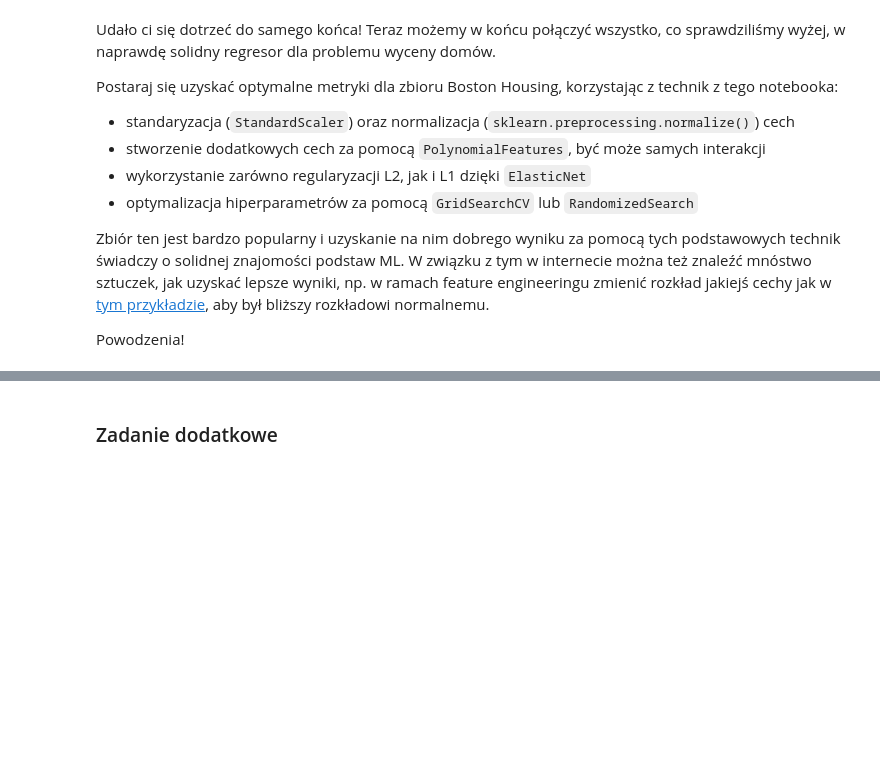
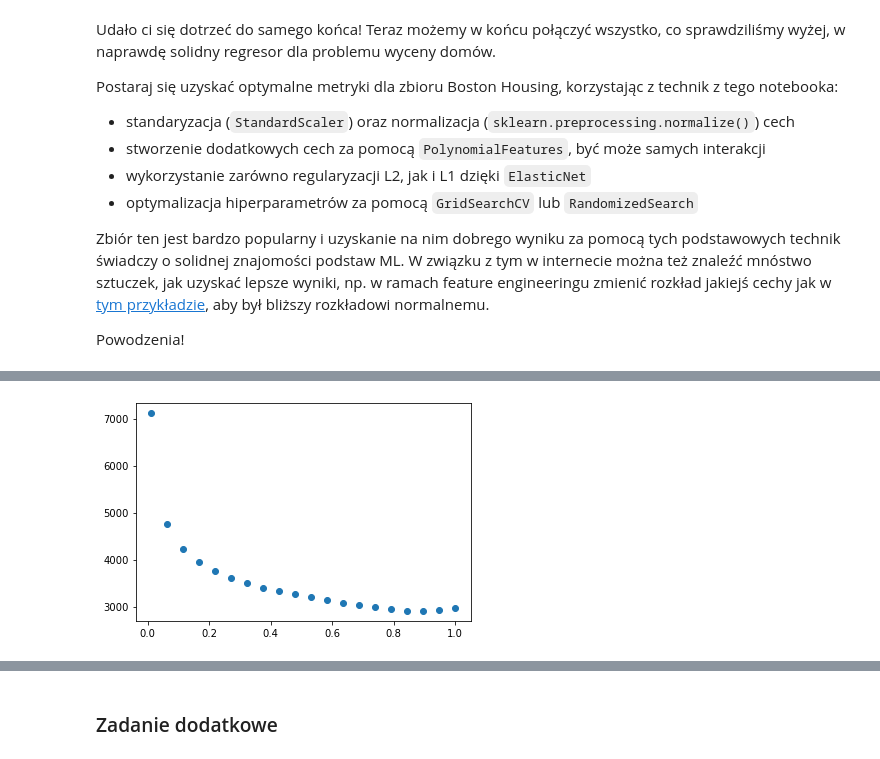
Before and after one commit to proman3419/BIT-AI, a Jupyter notebook: 3.ipynb, the cells around one changed output, grey strips where cells are left out. Saved outputs shown, nothing was run; the diff lists cells and outputs as text; code cells hidden in the pictures; blank space fills up the shorter version.

```diff
--- a/3.ipynb
+++ b/3.ipynb
@@ -629,0 +628,10 @@ MAE: min error = 3.6082935724960814, alpha = 0.05241471647164717
+# %%
+from sklearn.model_selection import RandomizedSearchCV
+
+for n_iter_val in [10, 100, 1000]:
+    randomized_search_cv = RandomizedSearchCV(estimator=Lasso(), param_distributions={'alpha': np.linspace(0.00001, 1, num=10000)}, n_jobs=-1, n_iter=100)
+    randomized_search_cv.fit(X_train_rescaled, y_train)
+
+    y_pred = randomized_search_cv.predict(X_test_rescaled)
+    mae = mean_absolute_error(y_test, y_pred)
+    print(f'n_iter = {n_iter_val}, MAE = {mae}, alpha = {randomized_search_cv.best_params_["alpha"]}')
@@ -731,0 +720,71 @@ X_test_rescaled = scaler.transform(X_test)
+# %%
+from sklearn.preprocessing import normalize
+from sklearn.linear_model import ElasticNetCV
+
+
+# wczytanie danych
+boston = load_boston()
+boston_df = pd.DataFrame(boston.data, columns=boston.feature_names)
+
+X_train, X_test, y_train, y_test = train_test_split(boston.data, boston.target, test_size=0.3, random_state=0)
+
+# skalowanie
+scaler = StandardScaler()
+scaler.fit(X_train)
+X_train_r= scaler.transform(X_train)
+X_test_r = scaler.transform(X_test)
+
+# normalizacja
+X_train_rn= normalize(X_train_r)
+X_test_rn = normalize(X_test_r)
+
+# dodanie dodatkowych cech
+poly_features = PolynomialFeatures(degree=2, include_bias=False, interaction_only=True)
+X_train_rnp = poly_features.fit_transform(X_train_rn)
+X_test_rnp = poly_features.fit_transform(X_test_rn)
+
+# (przypadek 1) ręczne szukanie optymalnego l1_ratio
+print('(case 1) Looking for the optimal l1_ratio value on my own')
+start = 0.01
+points = {'RSS': [[], []], 'RMSE': [[], []], 'MAE': [[], []]}
+l1_ratio_vals = np.linspace(0.01, 1, num=20)
+for l1_ratio_val in l1_ratio_vals:
+    grid_search_cv = GridSearchCV(estimator=ElasticNetCV(l1_ratio=l1_ratio_val), param_grid={}, n_jobs=-1)
+    grid_search_cv.fit(X_train_rnp, y_train)
+
+    y_pred = grid_search_cv.predict(X_test_rnp)
+    rss = n * mean_squared_error(y_test, y_pred, squared=True)
+    rmse = mean_squared_error(y_test, y_pred, squared=False)
+    mae = mean_absolute_error(y_test, y_pred)
+
+    # print(f"l1_ratio: {l1_ratio_val}")
+    # print(f"RSS: {rss}")
+    # print(f"RMSE: {rmse}")
+    # print(f"MAE: {mae}")
+    # print()
+
+    points['RSS'][0].append(l1_ratio_val)
+    points['RMSE'][0].append(l1_ratio_val)
+    points['MAE'][0].append(l1_ratio_val)
+
+    points['RSS'][1].append(rss)
+    points['RMSE'][1].append(rmse)
+    points['MAE'][1].append(mae)
+
+for error_metric in points:
+    print(error_metric)
+    plt.scatter(points[error_metric][0], points[error_metric][1])
+    plt.show()
+
+# (przypadek 2) szukanie l1_ratio przy użyciu GridSearchCV i ElasticNetCV
+print('(case 2) Looking for the optimal l1_ratio value using GridSearchCV and ElasticNetCV')
+grid_search_cv = GridSearchCV(estimator=ElasticNetCV(), param_grid={'l1_ratio': l1_ratio_vals}, n_jobs=-1)
+grid_search_cv.fit(X_train_rnp, y_train)
+y_pred = grid_search_cv.predict(X_test_rnp)
+
+print(f"best l1_ratio: {grid_search_cv.best_params_['l1_ratio']}")
+
+# wyniki się nie pokrywają, z wykresów wynikia, że optymalna wartość l1_ratio powinna wynosić ~0.84, wynik GridSearchCV to 0.58, może być to spowodowane:
+# a) tym, że do wyznaczenia optymalnej wartości l1_ratio w przypadku 1. używamy predykowanych wartości y, a w przypadku 2. nie,
+# b) GridSearchCV używa innej metryki do optymalizacji (w przypadku 1. kierowaliśmy się RSS, RMSE, MAE)
+# %% [output]
@@ -731,0 +793 @@ X_test_rescaled = scaler.transform(X_test)
+[figure, added]
```
Also changed, not shown: parts of 7 cells of this notebook.
